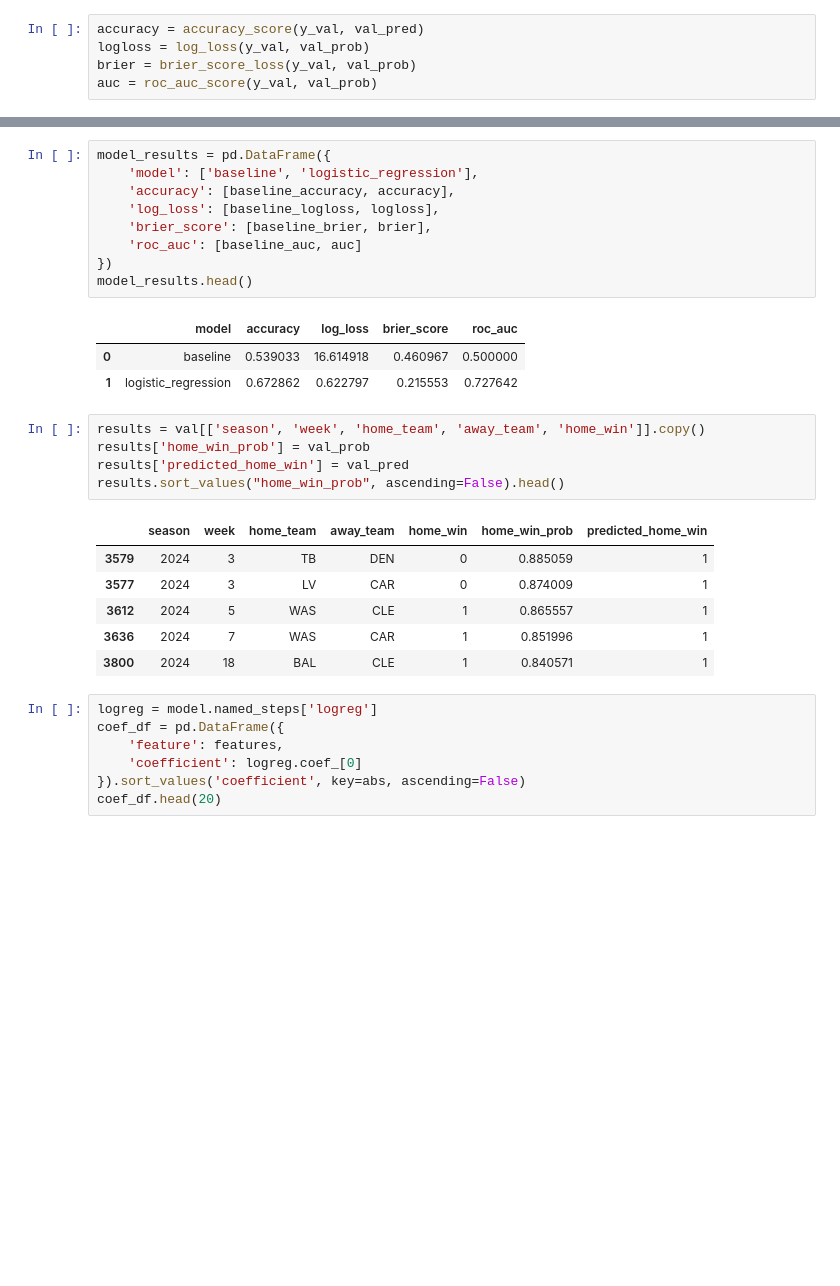
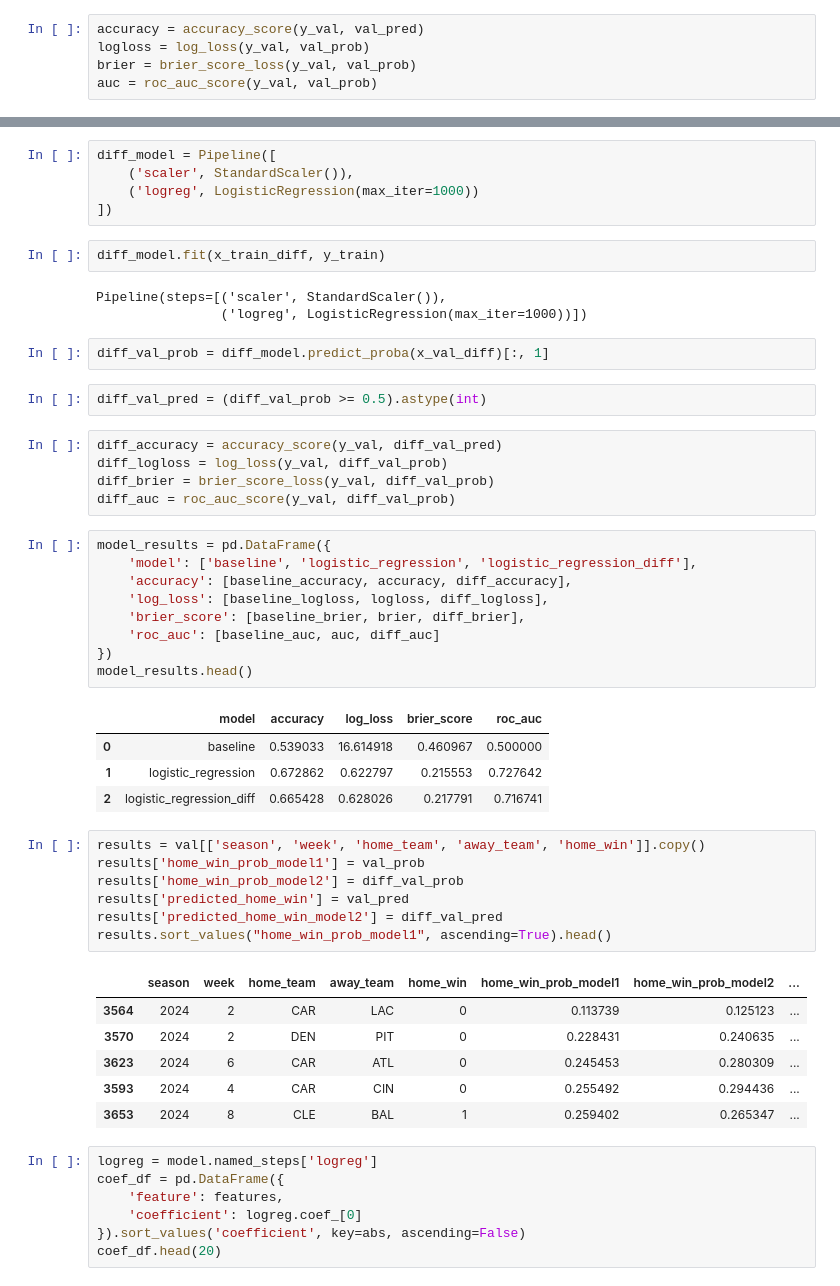
Before and after one commit to swcrockett/nfl-win-probability-model, a Jupyter notebook: notebooks/03_baseline_model.ipynb, the cells around one changed output, grey strips where cells are left out. Saved outputs shown, nothing was run; the diff lists cells and outputs as text; blank space fills up the shorter version.

```diff
--- a/notebooks/03_baseline_model.ipynb
+++ b/notebooks/03_baseline_model.ipynb
@@ -111,28 +193,50 @@ auc = roc_auc_score(y_val, val_prob)
+# %%
+diff_model = Pipeline([
+    ('scaler', StandardScaler()),
+    ('logreg', LogisticRegression(max_iter=1000))
+])
+# %%
+diff_model.fit(x_train_diff, y_train)
+# %% [output]
+Pipeline(steps=[('scaler', StandardScaler()),
+                ('logreg', LogisticRegression(max_iter=1000))])
+# %%
+diff_val_prob = diff_model.predict_proba(x_val_diff)[:, 1]
+# %%
+diff_val_pred = (diff_val_prob >= 0.5).astype(int)
+# %%
+diff_accuracy = accuracy_score(y_val, diff_val_pred)
+diff_logloss = log_loss(y_val, diff_val_prob)
+diff_brier = brier_score_loss(y_val, diff_val_prob)
+diff_auc = roc_auc_score(y_val, diff_val_prob)
 # %%
 model_results = pd.DataFrame({
-    'model': ['baseline', 'logistic_regression'],
-    'accuracy': [baseline_accuracy, accuracy],
-    'log_loss': [baseline_logloss, logloss],
-    'brier_score': [baseline_brier, brier],
-    'roc_auc': [baseline_auc, auc]
+    'model': ['baseline', 'logistic_regression', 'logistic_regression_diff'],
+    'accuracy': [baseline_accuracy, accuracy, diff_accuracy],
+    'log_loss': [baseline_logloss, logloss, diff_logloss],
+    'brier_score': [baseline_brier, brier, diff_brier],
+    'roc_auc': [baseline_auc, auc, diff_auc]
 })
 model_results.head()
 # %% [output]
 |  | model | accuracy | log_loss | brier_score | roc_auc |
 | 0 | baseline | 0.539033 | 16.614918 | 0.460967 | 0.500000 |
 | 1 | logistic_regression | 0.672862 | 0.622797 | 0.215553 | 0.727642 |
+| 2 | logistic_regression_diff | 0.665428 | 0.628026 | 0.217791 | 0.716741 |
 # %%
 results = val[['season', 'week', 'home_team', 'away_team', 'home_win']].copy()
-results['home_win_prob'] = val_prob
+results['home_win_prob_model1'] = val_prob
+results['home_win_prob_model2'] = diff_val_prob
 results['predicted_home_win'] = val_pred
-results.sort_values("home_win_prob", ascending=False).head()
+results['predicted_home_win_model2'] = diff_val_pred
+results.sort_values("home_win_prob_model1", ascending=True).head()
 # %% [output]
-|  | season | week | home_team | away_team | home_win | home_win_prob | predicted_home_win |
-| 3579 | 2024 | 3 | TB | DEN | 0 | 0.885059 | 1 |
-| 3577 | 2024 | 3 | LV | CAR | 0 | 0.874009 | 1 |
-| 3612 | 2024 | 5 | WAS | CLE | 1 | 0.865557 | 1 |
-| 3636 | 2024 | 7 | WAS | CAR | 1 | 0.851996 | 1 |
-| 3800 | 2024 | 18 | BAL | CLE | 1 | 0.840571 | 1 |
+|  | season | week | home_team | away_team | home_win | home_win_prob_model1 | home_win_prob_model2 | ... |
+| 3564 | 2024 | 2 | CAR | LAC | 0 | 0.113739 | 0.125123 | ... |
+| 3570 | 2024 | 2 | DEN | PIT | 0 | 0.228431 | 0.240635 | ... |
+| 3623 | 2024 | 6 | CAR | ATL | 0 | 0.245453 | 0.280309 | ... |
+| 3593 | 2024 | 4 | CAR | CIN | 0 | 0.255492 | 0.294436 | ... |
+| 3653 | 2024 | 8 | CLE | BAL | 1 | 0.259402 | 0.265347 | ... |
 # %%
 logreg = model.named_steps['logreg']
 coef_df = pd.DataFrame({
```
Also changed, not shown: parts of 13 cells of this notebook.
